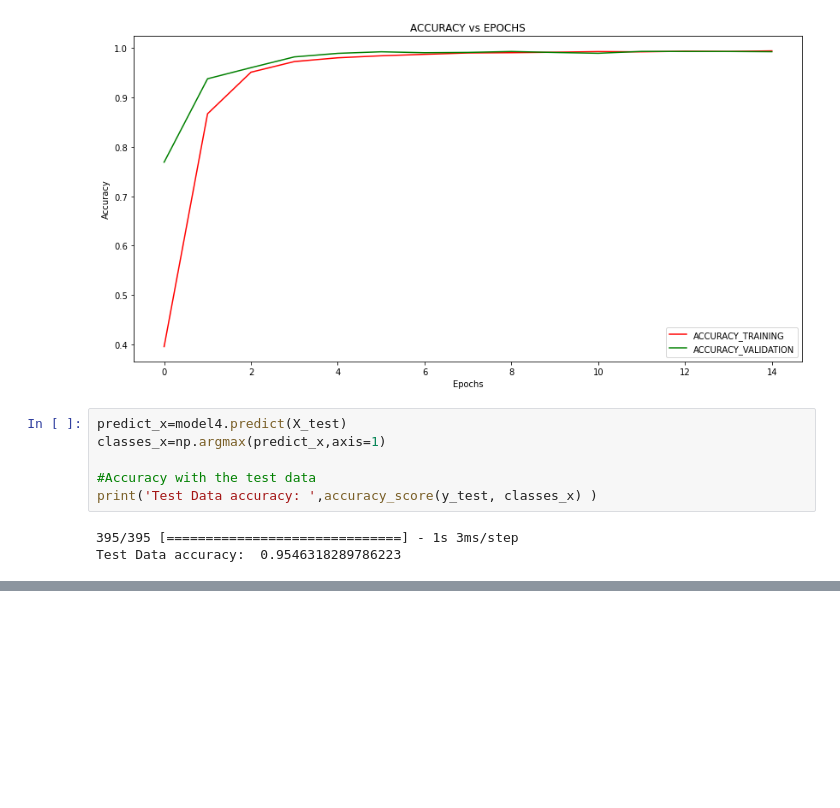
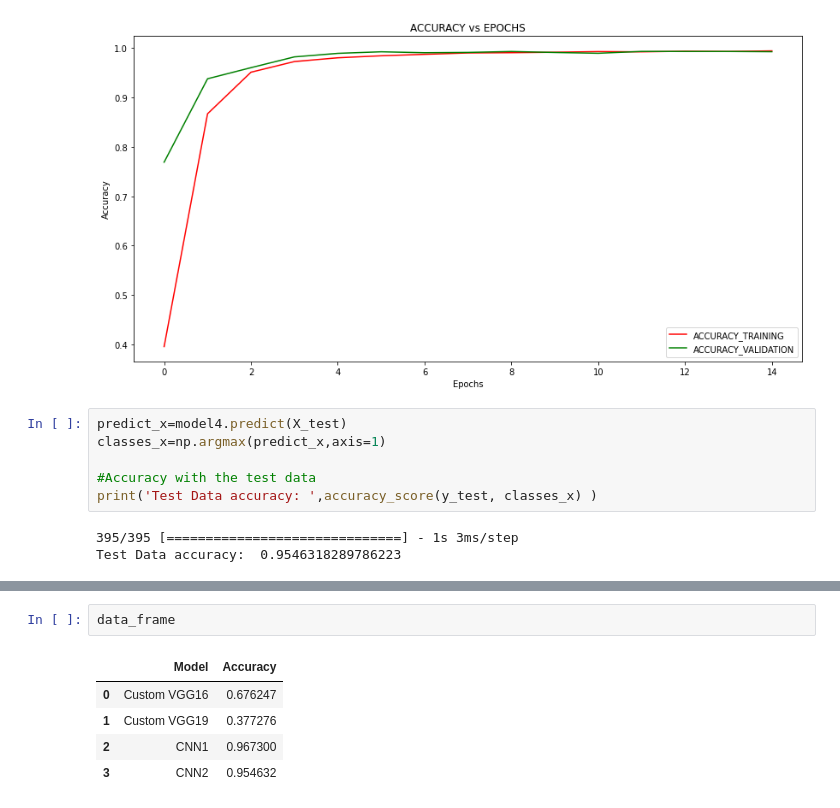
Before and after one commit to AnDDoanf/CNN-trafficsign-detection-recognition, a Jupyter notebook: recognition.ipynb, the cells around one changed output, grey strips where cells are left out. Saved outputs shown, nothing was run; the diff lists cells and outputs as text; blank space fills up the shorter version.

```diff
--- a/recognition.ipynb
+++ b/recognition.ipynb
@@ -491,0 +534,8 @@ Test Data accuracy:  0.9546318289786223
+# %%
+data_frame
+# %% [output]
+|  | Model | Accuracy |
+| 0 | Custom VGG16 | 0.676247 |
+| 1 | Custom VGG19 | 0.377276 |
+| 2 | CNN1 | 0.967300 |
+| 3 | CNN2 | 0.954632 |
```
Also changed, not shown: parts of 7 cells of this notebook.
